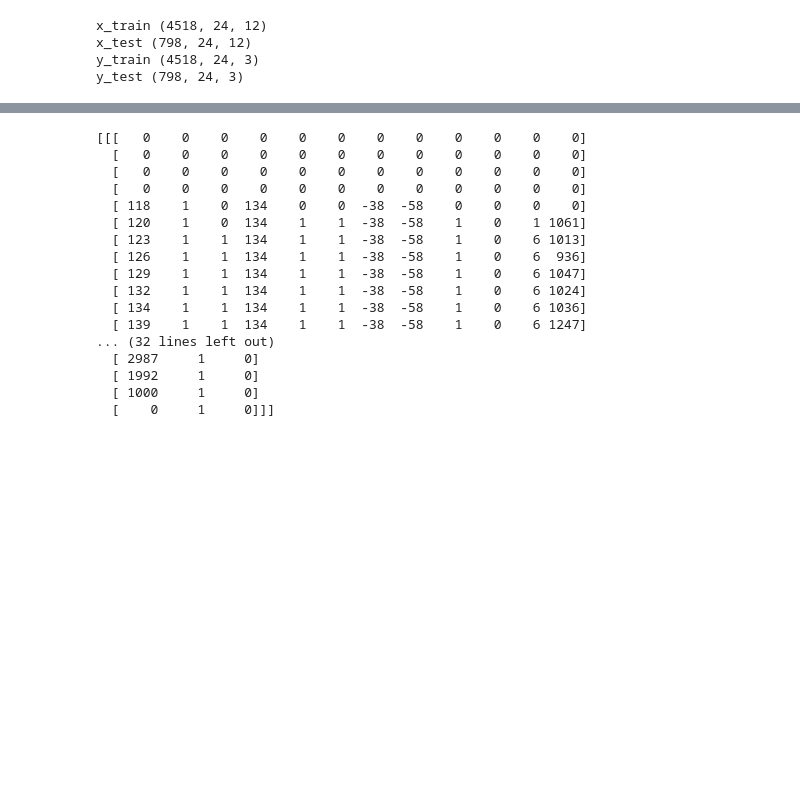
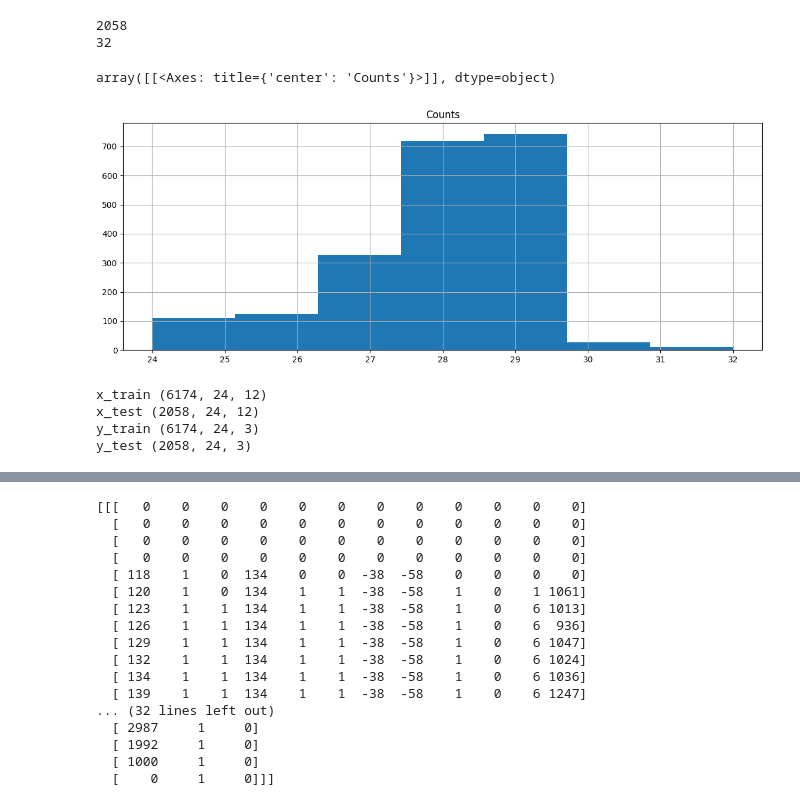
Before and after one commit to KOseare/rnn-failure-prediction, a Jupyter notebook: rnn-model.ipynb, the cells around one changed output, grey strips where cells are left out. Saved outputs shown, nothing was run; the diff lists cells and outputs as text; code cells hidden in the pictures; blank space fills up the shorter version.

```diff
--- a/rnn-model.ipynb
+++ b/rnn-model.ipynb
@@ -77,22 +77,38 @@ See the caveats in the documentation: https://pandas.pydata.org/pandas-docs/stab
+# %%
+counts = [v.shape[0] for v in ev_x]
+print(len(counts))
+print(max(counts))
+pd.DataFrame(counts, columns=['Counts']).hist(figsize=(14, 5), bins=7, )
+# %% [output]
+2058
+32
+array([[<Axes: title={'center': 'Counts'}>]], dtype=object)
+[figure, added]
 # %%
 data_x = ev_x + nf_x
 data_y = ev_y + nf_y
 
 # timestep_len = max(len(seq) for seq in data_x) # Determine the maximum sequence length
 timestep_len = 24
-data_x = sequence.pad_sequences(data_x, maxlen=timestep_len, padding='pre', truncating='pre')
-data_y = sequence.pad_sequences(data_y, maxlen=timestep_len, padding='pre', truncating='pre')
+data_x_pre = sequence.pad_sequences(data_x, maxlen=timestep_len, dtype='float64', padding='pre', truncating='pre')
+data_y_pre = sequence.pad_sequences(data_y, maxlen=timestep_len, dtype='float64', padding='pre', truncating='pre')
+data_x_post = sequence.pad_sequences(data_x, maxlen=timestep_len, dtype='float64', padding='post', truncating='post')
+data_y_post = sequence.pad_sequences(data_y, maxlen=timestep_len, dtype='float64', padding='post', truncating='post')
+# print(data_y_pre[0])
+# print(data_y_post[0])
+data_x = np.concatenate((data_x_pre, data_x_post), axis=0)
+data_y = np.concatenate((data_y_pre, data_y_post), axis=0)
 
-x_train, x_test, y_train, y_test = train_test_split(data_x, data_y, test_size=0.15, random_state=42)
+x_train, x_test, y_train, y_test = train_test_split(data_x, data_y, test_size=0.25, random_state=42)
 print('x_train', x_train.shape)
 print('x_test', x_test.shape)
 print('y_train', y_train.shape)
 print('y_test', y_test.shape)
 # %% [output]
-x_train (4518, 24, 12)
-x_test (798, 24, 12)
-y_train (4518, 24, 3)
-y_test (798, 24, 3)
+x_train (6174, 24, 12)
+x_test (2058, 24, 12)
+y_train (6174, 24, 3)
+y_test (2058, 24, 3)
 # %%
 def plot_training_history(history):
     # Extract the accuracy and loss from the history object
```
Also changed, not shown: parts of 6 cells of this notebook, 1 other file.
